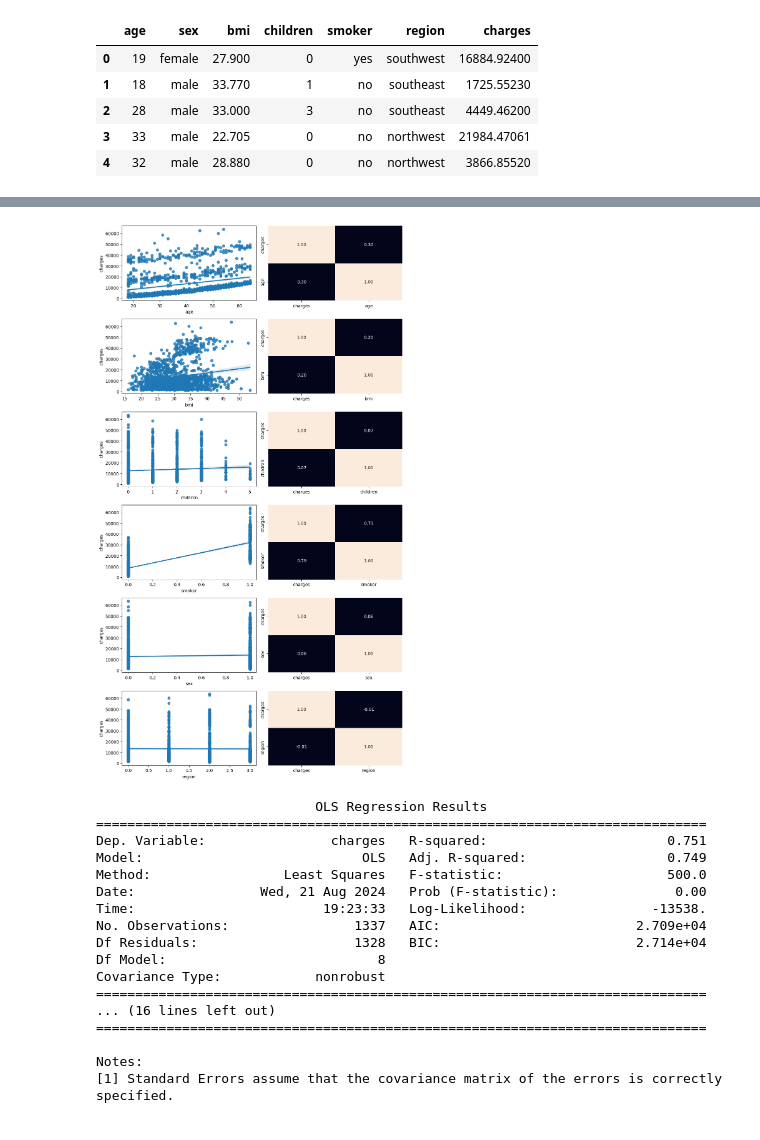
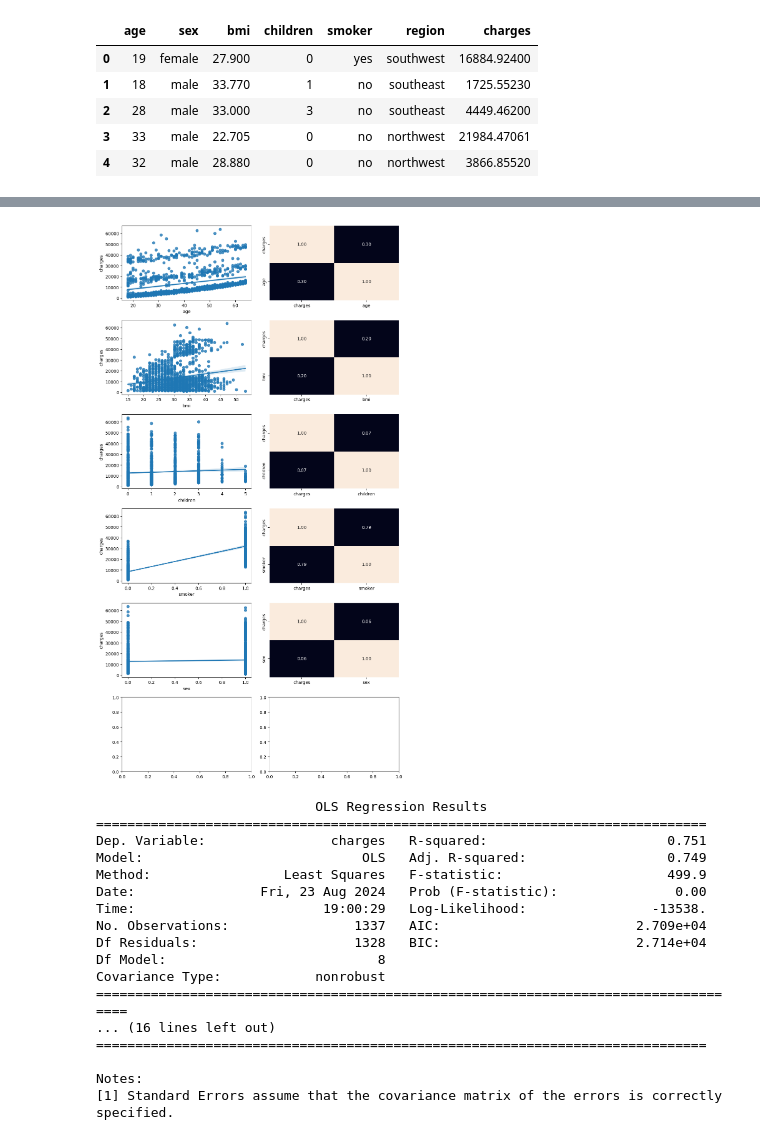
Before and after one commit to 4GeeksAcademy/Hector-linear-regression, a Jupyter notebook: src/explore.ipynb, the cells around one changed output, grey strips where cells are left out. Cells and saved outputs as stored; diff of their text form; code cells hidden in the pictures.

```diff
--- a/src/explore.ipynb
+++ b/src/explore.ipynb
@@ -42,0 +24,16 @@ data.head()
+# %%
+# Crear un diccionario para almacenar un LabelEncoder para cada columna categórica
+le_dict = {}
+
+# Identificar las columnas categóricas
+categorical_cols = ["sex", "smoker"]
+
+# Aplicar LabelEncoder a cada columna categórica
+for col in categorical_cols:
+    le = LabelEncoder()
+    data[col] = le.fit_transform(data[col])
+    le_dict[col] = le  # Guardar el encoder en el diccionario
+
+#data.drop(columns=['sex','smoker','region'], inplace = True)
+
+data.head()
@@ -44,17 +48,23 @@ data.head()
 #Creamos 4 columas en funcion de la region ya que cada region debe tener un coeficiente diferente y no depender de uno unico constante
 # Crear un DataFrame de ejemplo
 
-# Definir las condiciones para cada variable
-c1 = data['region'] == 0
-c2 = data['region'] == 1
-c3 = data['region'] == 2
-c4 = data['region'] == 3
+# Crear dummy para las cuatro regiones.
+#noreste, sureste, suroeste, noroeste
+
+# Crear variables dummy para cada categoría en 'region'
+#data_dummies = pd.get_dummies(data['region'], prefix='region')
+
+# Unir las nuevas columnas dummy al DataFrame original
+#data = pd.concat([data, data_dummies], axis=1)
 
 # Crear las columnas booleanas en función de las condiciones
-data['Region1'] = c1.astype(int)  # Convertir True/False a 1/0
-data['Region2'] = c2.astype(int)  # Convertir True/False a 1/0
-data['Region3'] = c3.astype(int)  # Convertir True/False a 1/0
-data['Region4'] = c4.astype(int)  # Convertir True/False a 1/0
+#data['region_northeast'] = data['region_northeast'].astype(int)  # Convertir True/False a 1/0
+#data['region_northwest'] = data['region_northwest'].astype(int)  # Convertir True/False a 1/0
+#data['region_southeast'] = data['region_southeast'].astype(int)  # Convertir True/False a 1/0
+#data['region_southwest'] = data['region_southwest'].astype(int)  # Convertir True/False a 1/0ç
+
+data = pd.get_dummies(data, columns=['region'],drop_first=False)
+data = data.astype(int)
 
 data.head()
 # %% [output]
@@ -67,32 +77,32 @@ data.head()
 # %%
 #Analizaremos la regresion lineal
 
 fig, axis = plt.subplots(6, 2, figsize = (10, 18))
 
 sns.regplot(data = data, x = "age", y = "charges", ax = axis[0, 0])
 sns.heatmap(data[["charges", "age"]].corr(), annot = True, fmt = ".2f", ax = axis[0, 1], cbar = False)
 
 sns.regplot(data = data, x = "bmi", y = "charges", ax = axis[1, 0])
 sns.heatmap(data[["charges", "bmi"]].corr(), annot = True, fmt = ".2f", ax = axis[1, 1], cbar = False)
 
 sns.regplot(data = data, x = "children", y = "charges", ax = axis[2, 0])
 sns.heatmap(data[["charges", "children"]].corr(), annot = True, fmt = ".2f", ax = axis[2, 1], cbar = False)
 
 sns.regplot(data = data, x = "smoker", y = "charges", ax = axis[3, 0])
 sns.heatmap(data[["charges", "smoker"]].corr(), annot = True, fmt = ".2f", ax = axis[3, 1], cbar = False)
 
 sns.regplot(data = data, x = "sex", y = "charges", ax = axis[4, 0])
 sns.heatmap(data[["charges", "sex"]].corr(), annot = True, fmt = ".2f", ax = axis[4, 1], cbar = False)
 
-sns.regplot(data = data, x = "region", y = "charges", ax = axis[5, 0])
-sns.heatmap(data[["charges", "region"]].corr(), annot = True, fmt = ".2f", ax = axis[5, 1], cbar = False)
+#sns.regplot(data = data, x = "region", y = "charges", ax = axis[5, 0])
+#sns.heatmap(data[["charges", "region"]].corr(), annot = True, fmt = ".2f", ax = axis[5, 1], cbar = False)
 
 plt.tight_layout()
 plt.show()
 # %% [output]
-[figure, old version]
+[figure, new version]
 # %%
-X = data.drop(['charges','region','Region1'], axis=1)
+X = data.drop(['charges','region_northeast'], axis=1)
 y = data['charges']
 X = sm.add_constant(X)
 model = sm.OLS(y, X)
@@ -103,14 +113,14 @@ print(results.summary())
 ==============================================================================
 Dep. Variable:                charges   R-squared:                       0.751
 Model:                            OLS   Adj. R-squared:                  0.749
-Method:                 Least Squares   F-statistic:                     500.0
-Date:                Wed, 21 Aug 2024   Prob (F-statistic):               0.00
-Time:                        19:23:33   Log-Likelihood:                -13538.
+Method:                 Least Squares   F-statistic:                     499.9
+Date:                Fri, 23 Aug 2024   Prob (F-statistic):               0.00
+Time:                        19:00:29   Log-Likelihood:                -13538.
 No. Observations:                1337   AIC:                         2.709e+04
 Df Residuals:                    1328   BIC:                         2.714e+04
 Df Model:                           8
 Covariance Type:            nonrobust
-==============================================================================
+====================================================================================
 ... (16 lines left out)
 ==============================================================================
 
```
Also changed, not shown: parts of 4 cells of this notebook.
